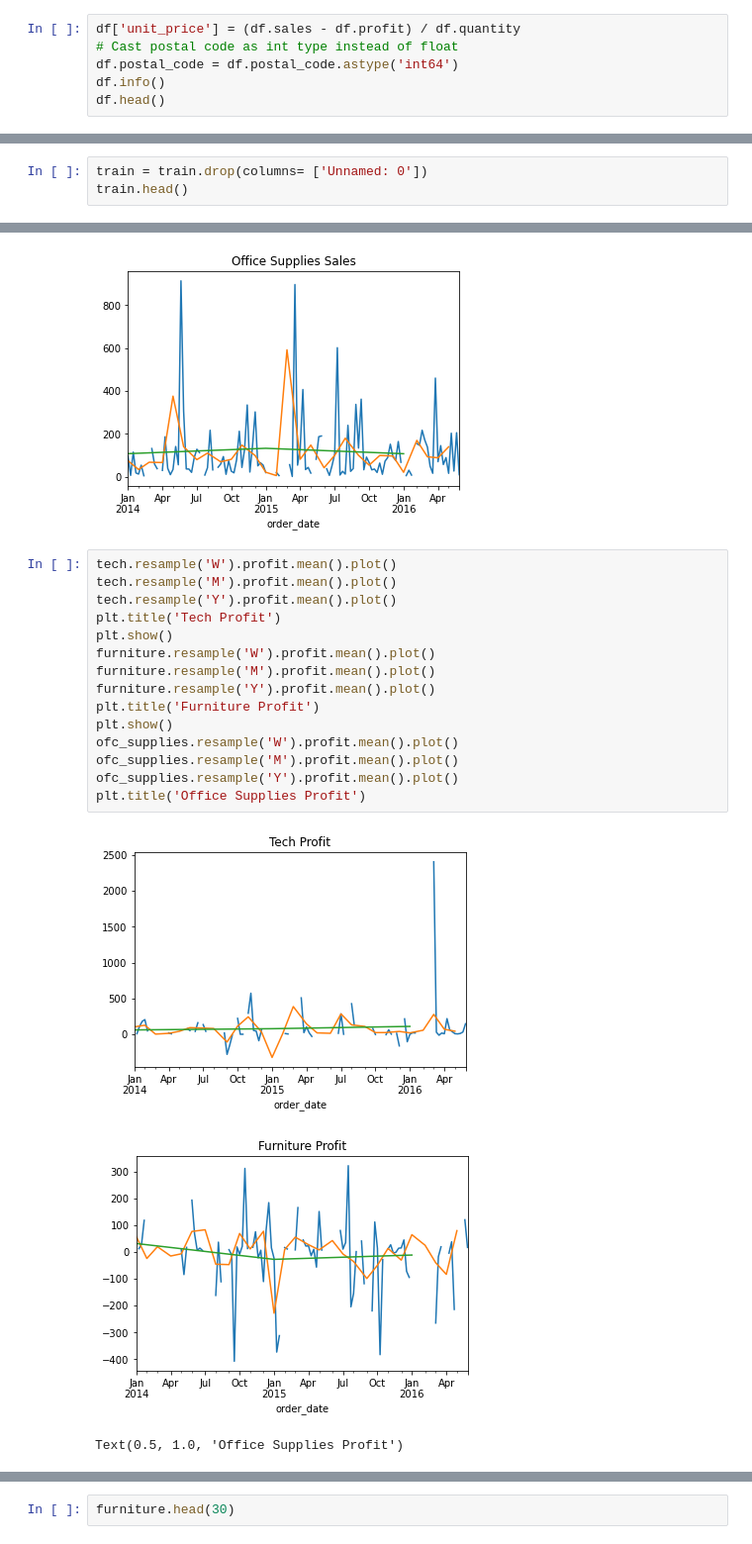
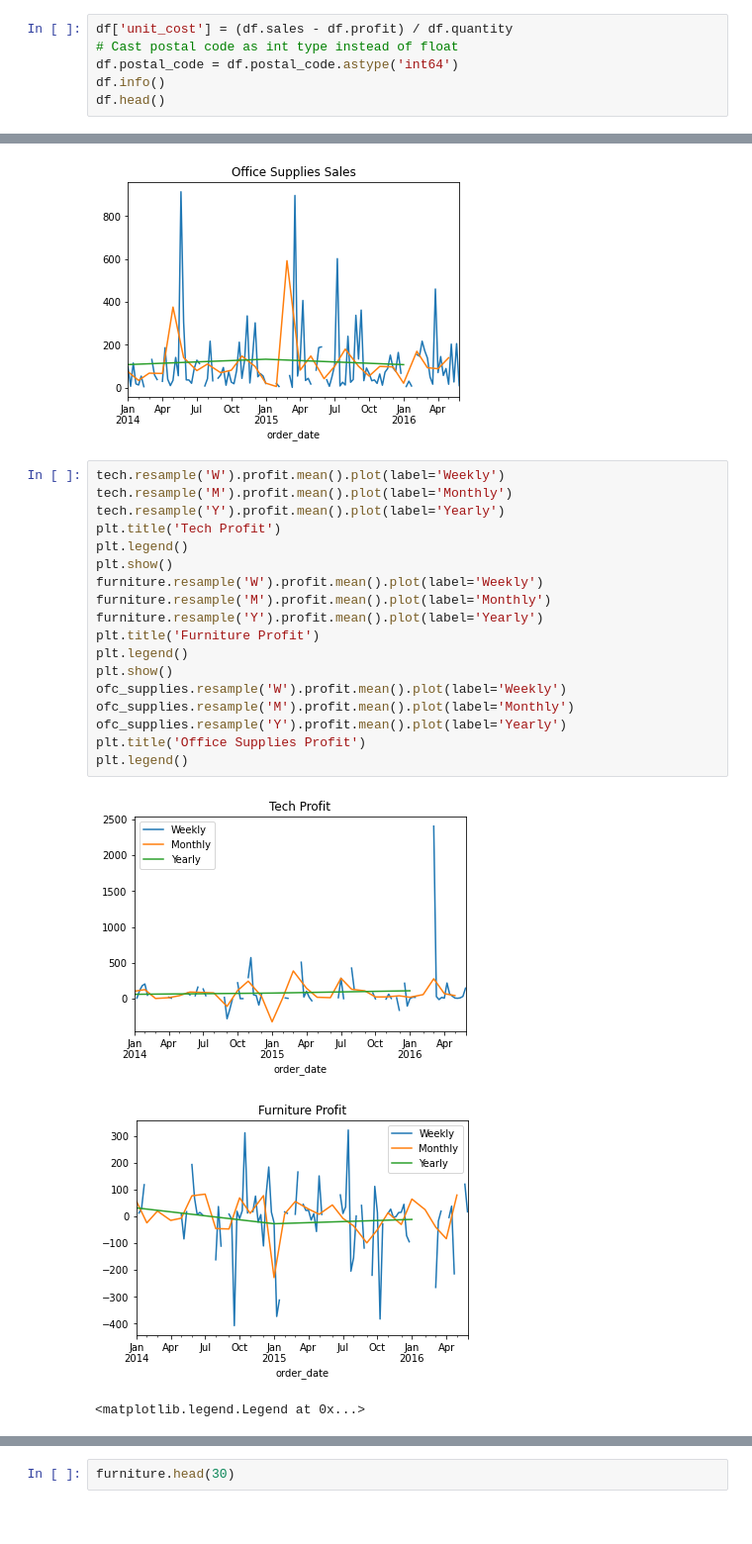
Before and after one commit to ns-tn-time-series-project/time-series-project, a Jupyter notebook: tn_explore.ipynb, the cells around one changed output, grey strips where cells are left out. Shown at 99% size. Drawn from its saved outputs; the diff is of its cells as text.

```diff
--- a/tn_explore.ipynb
+++ b/tn_explore.ipynb
@@ -104,7 +104,7 @@ memory usage: 311.6+ KB
 # %% [markdown]
 ### Feature engineering - Unit price = (sales - profit)/quantity
 # %%
-df['unit_price'] = (df.sales - df.profit) / df.quantity
+df['unit_cost'] = (df.sales - df.profit) / df.quantity
 # Cast postal code as int type instead of float
 df.postal_code = df.postal_code.astype('int64')
 df.info()
@@ -222,6 +222,3 @@ memory usage: 162.6+ KB
 | 2014-01-04 | OFF-BI-10004094 | PO-19195 | CA-2014-112326 | 2014-01-04 | 2014-01-08 | Standard Class | Home Office | United States | Naperville | ... |
 | 2014-01-09 | TEC-AC-10001266 | MS-17830 | CA-2014-135405 | 2014-01-09 | 2014-01-13 | Standard Class | Consumer | United States | Laredo | ... |
 | 2014-01-09 | OFF-AR-10004078 | MS-17830 | CA-2014-135405 | 2014-01-09 | 2014-01-13 | Standard Class | Consumer | United States | Laredo | ... |
-# %%
-train = train.drop(columns= ['Unnamed: 0'])
-train.head()
@@ -346,21 +335,24 @@ plt.title('Office Supplies Sales')
 Text(0.5, 1.0, 'Office Supplies Sales')
 [figure]
 # %%
-tech.resample('W').profit.mean().plot()
-tech.resample('M').profit.mean().plot()
-tech.resample('Y').profit.mean().plot()
+tech.resample('W').profit.mean().plot(label='Weekly')
+tech.resample('M').profit.mean().plot(label='Monthly')
+tech.resample('Y').profit.mean().plot(label='Yearly')
 plt.title('Tech Profit')
+plt.legend()
 plt.show()
-furniture.resample('W').profit.mean().plot()
-furniture.resample('M').profit.mean().plot()
-furniture.resample('Y').profit.mean().plot()
+furniture.resample('W').profit.mean().plot(label='Weekly')
+furniture.resample('M').profit.mean().plot(label='Monthly')
+furniture.resample('Y').profit.mean().plot(label='Yearly')
 plt.title('Furniture Profit')
+plt.legend()
 plt.show()
-ofc_supplies.resample('W').profit.mean().plot()
-ofc_supplies.resample('M').profit.mean().plot()
-ofc_supplies.resample('Y').profit.mean().plot()
+ofc_supplies.resample('W').profit.mean().plot(label='Weekly')
+ofc_supplies.resample('M').profit.mean().plot(label='Monthly')
+ofc_supplies.resample('Y').profit.mean().plot(label='Yearly')
 plt.title('Office Supplies Profit')
+plt.legend()
 # %% [output]
-[figure, old version]
+[figure, new version]
-[figure, old version]
+[figure, new version]
-Text(0.5, 1.0, 'Office Supplies Profit')
+<matplotlib.legend.Legend at 0x...>
```
Also changed, not shown: parts of 32 cells of this notebook.
